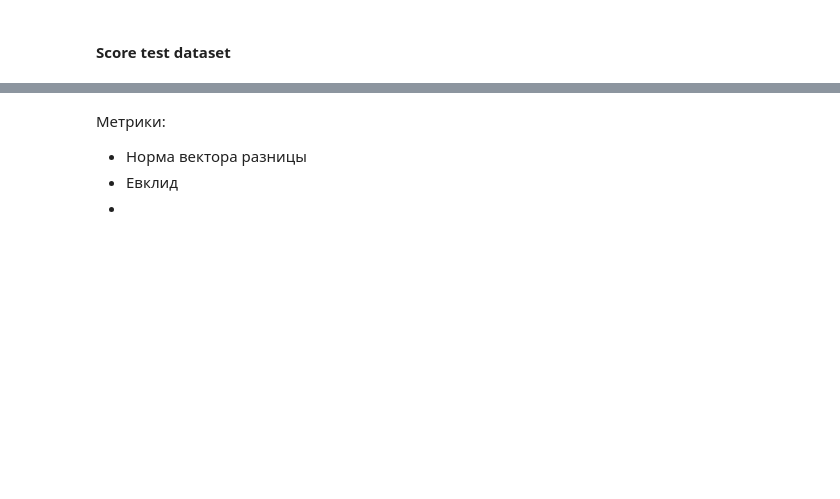
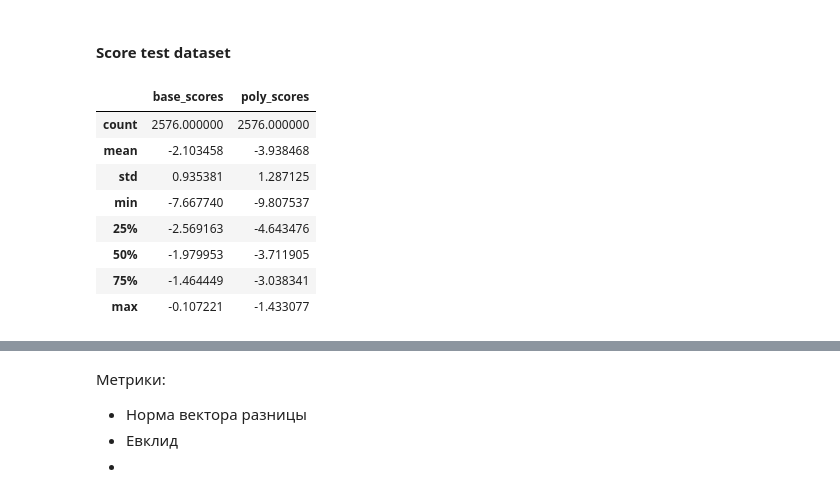
Before and after one commit to Xenomirant/ModularLM, a Jupyter notebook: analytics/bert_analytics.ipynb, the cells around one changed output, grey strips where cells are left out. Cells and saved outputs as stored; diff of their text form; code cells hidden in the pictures; blank space fills up the shorter version.

```diff
--- a/analytics/bert_analytics.ipynb
+++ b/analytics/bert_analytics.ipynb
@@ -52,7 +52,7 @@ device(type='cuda')
 SEQ_LEN = 64
 BATCH_SIZE = 32
 
-DATA_PATH = '../data/test_dataset.csv'
+DATA_PATH = '../data/test_dataset_prefix.csv'
 MODEL_NAME = 'DeepPavlov/rubert-base-cased'
 WEIGHTS_PATH = "ckpt/pretrained_bert/model_epoch_10.pt"
 # %% [markdown]
@@ -60,6 +60,8 @@ WEIGHTS_PATH = "ckpt/pretrained_bert/model_epoch_10.pt"
 # %%
 df = pd.read_csv(DATA_PATH, index_col=0)
 df.drop(columns=["was_changed"], inplace=True)
-data = datasets.Dataset.from_pandas(df, preserve_index=False)
+data = datasets.Dataset.from_pandas(df.sample(10000, random_state=42, ignore_index=True), preserve_index=False)
+
+
 
 # data = data.train_test_split(test_size=TEST_SIZE)
@@ -246,3 +241,21 @@ torch.Size([1, 298])
 #### Score test dataset
 # %%
 base_scores, poly_scores, tkn_dict_base, tkn_dict_poly = ppl_mlm_score(mlm_model, token_dl, top_k=5)
+# %%
+df = pd.read_csv(DATA_PATH, index_col=0)
+df = df.sample(10000, random_state=42, ignore_index=True)
+# %%
+df["base_scores"] = base_scores
+df["poly_scores"] = poly_scores
+# %%
+df[df.was_changed].describe()
+# %% [output]
+|  | base_scores | poly_scores |
+| count | 2576.000000 | 2576.000000 |
+| mean | -2.103458 | -3.938468 |
+| std | 0.935381 | 1.287125 |
+| min | -7.667740 | -9.807537 |
+| 25% | -2.569163 | -4.643476 |
+| 50% | -1.979953 | -3.711905 |
+| 75% | -1.464449 | -3.038341 |
+| max | -0.107221 | -1.433077 |
```
Also changed, not shown: parts of 4 cells of this notebook, 2 other files.
